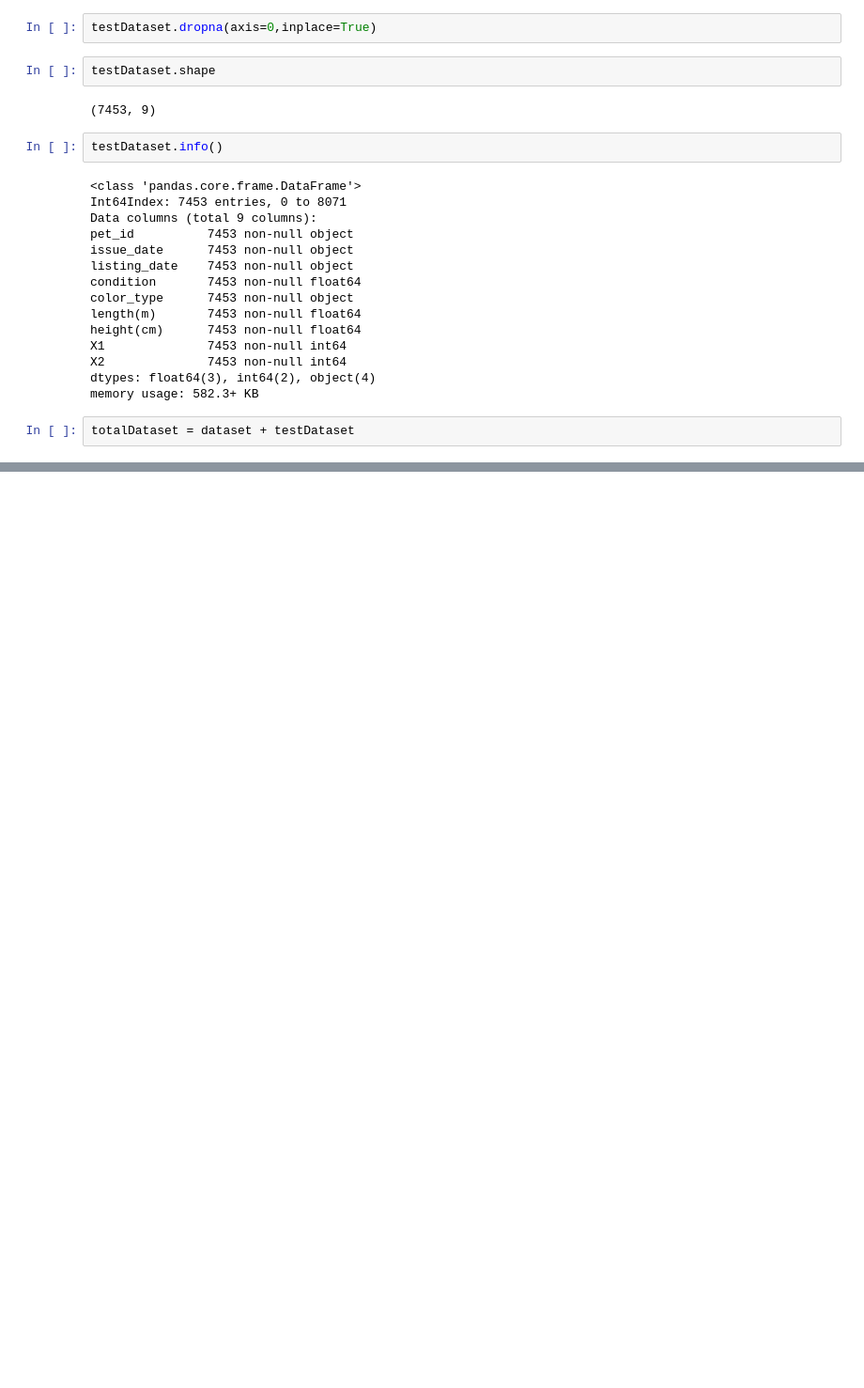
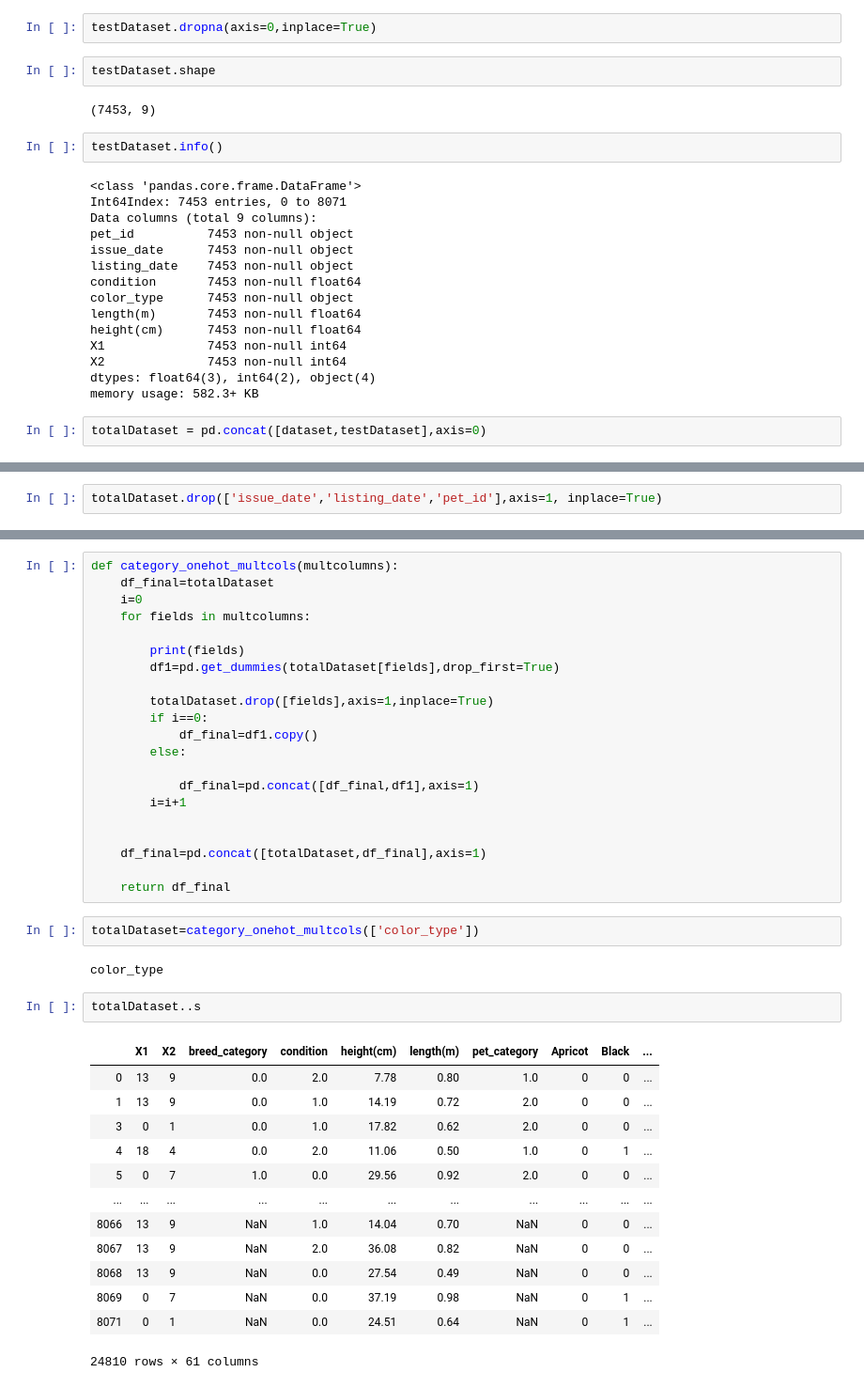
Before and after one commit to Princeshaw/Pet-Adoption-Hackerearth, a Jupyter notebook: pet_adoption.ipynb, the cells around one changed output, grey strips where cells are left out. Shown: that part at 94% size. Drawn from its saved outputs; the diff is of its cells as text; blank space fills up the shorter version.

```diff
--- a/pet_adoption.ipynb
+++ b/pet_adoption.ipynb
@@ -144,4 +144,4 @@ X2              7453 non-null int64
 dtypes: float64(3), int64(2), object(4)
 memory usage: 582.3+ KB
 # %%
-totalDataset = dataset + testDataset
+totalDataset = pd.concat([dataset,testDataset],axis=0)
@@ -149,0 +211,2 @@ totalDataset
+# %%
+totalDataset.drop(['issue_date','listing_date','pet_id'],axis=1, inplace=True)
@@ -149,0 +222,41 @@ totalDataset
+# %%
+def category_onehot_multcols(multcolumns):
+    df_final=totalDataset
+    i=0
+    for fields in multcolumns:
+
+        print(fields)
+        df1=pd.get_dummies(totalDataset[fields],drop_first=True)
+
+        totalDataset.drop([fields],axis=1,inplace=True)
+        if i==0:
+            df_final=df1.copy()
+        else:
+
+            df_final=pd.concat([df_final,df1],axis=1)
+        i=i+1
+
+
+    df_final=pd.concat([totalDataset,df_final],axis=1)
+
+    return df_final
+# %%
+totalDataset=category_onehot_multcols(['color_type'])
+# %% [output]
+color_type
+# %%
+totalDataset..s
+# %% [output]
+|  | X1 | X2 | breed_category | condition | height(cm) | length(m) | pet_category | Apricot | Black | ... |
+| 0 | 13 | 9 | 0.0 | 2.0 | 7.78 | 0.80 | 1.0 | 0 | 0 | ... |
+| 1 | 13 | 9 | 0.0 | 1.0 | 14.19 | 0.72 | 2.0 | 0 | 0 | ... |
+| 3 | 0 | 1 | 0.0 | 1.0 | 17.82 | 0.62 | 2.0 | 0 | 0 | ... |
+| 4 | 18 | 4 | 0.0 | 2.0 | 11.06 | 0.50 | 1.0 | 0 | 1 | ... |
+| 5 | 0 | 7 | 1.0 | 0.0 | 29.56 | 0.92 | 2.0 | 0 | 0 | ... |
+| ... | ... | ... | ... | ... | ... | ... | ... | ... | ... | ... |
+| 8066 | 13 | 9 | NaN | 1.0 | 14.04 | 0.70 | NaN | 0 | 0 | ... |
+| 8067 | 13 | 9 | NaN | 2.0 | 36.08 | 0.82 | NaN | 0 | 0 | ... |
+| 8068 | 13 | 9 | NaN | 0.0 | 27.54 | 0.49 | NaN | 0 | 0 | ... |
+| 8069 | 0 | 7 | NaN | 0.0 | 37.19 | 0.98 | NaN | 0 | 1 | ... |
+| 8071 | 0 | 1 | NaN | 0.0 | 24.51 | 0.64 | NaN | 0 | 1 | ... |
+24810 rows × 61 columns
```
Also changed, not shown: parts of 8 cells of this notebook.
